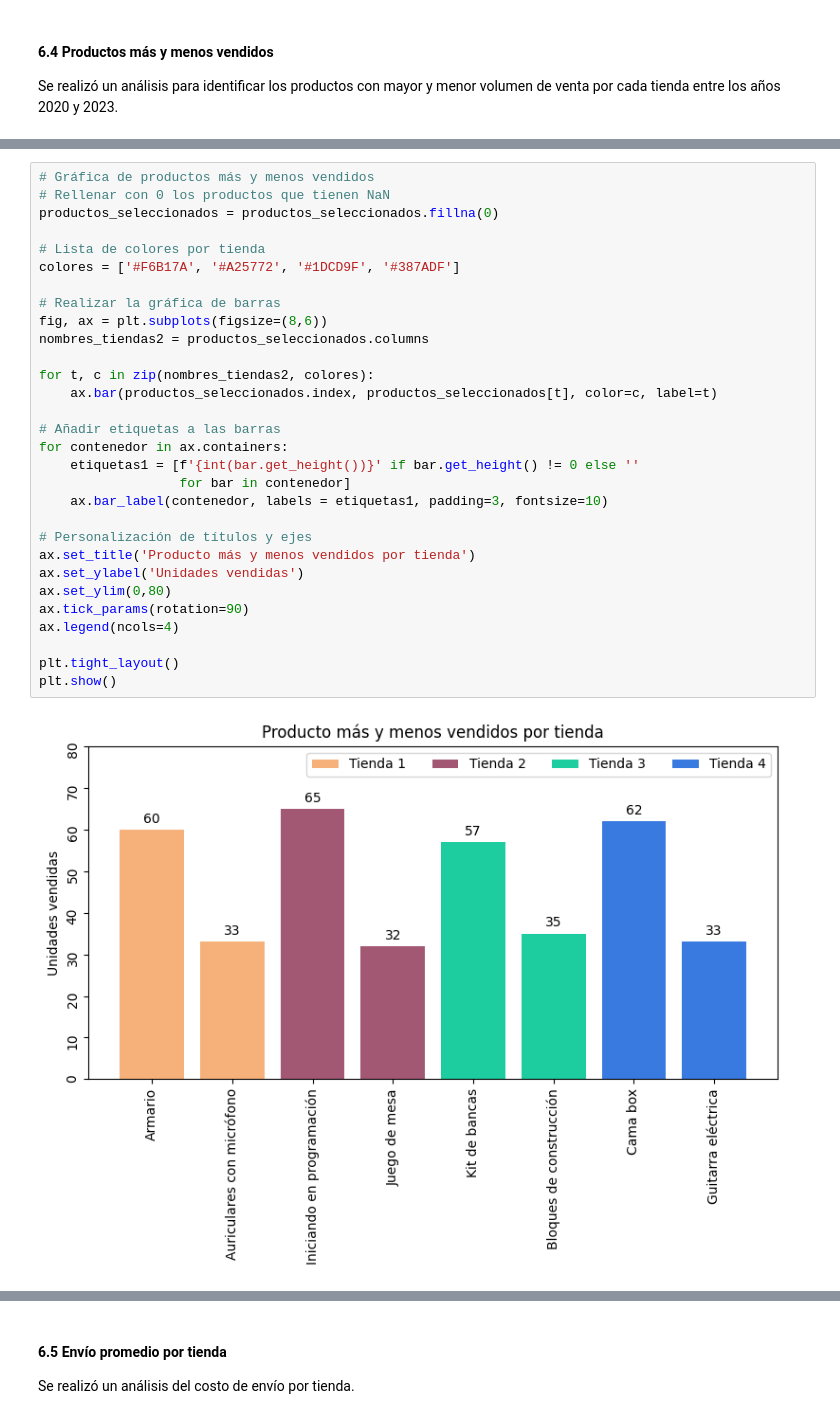
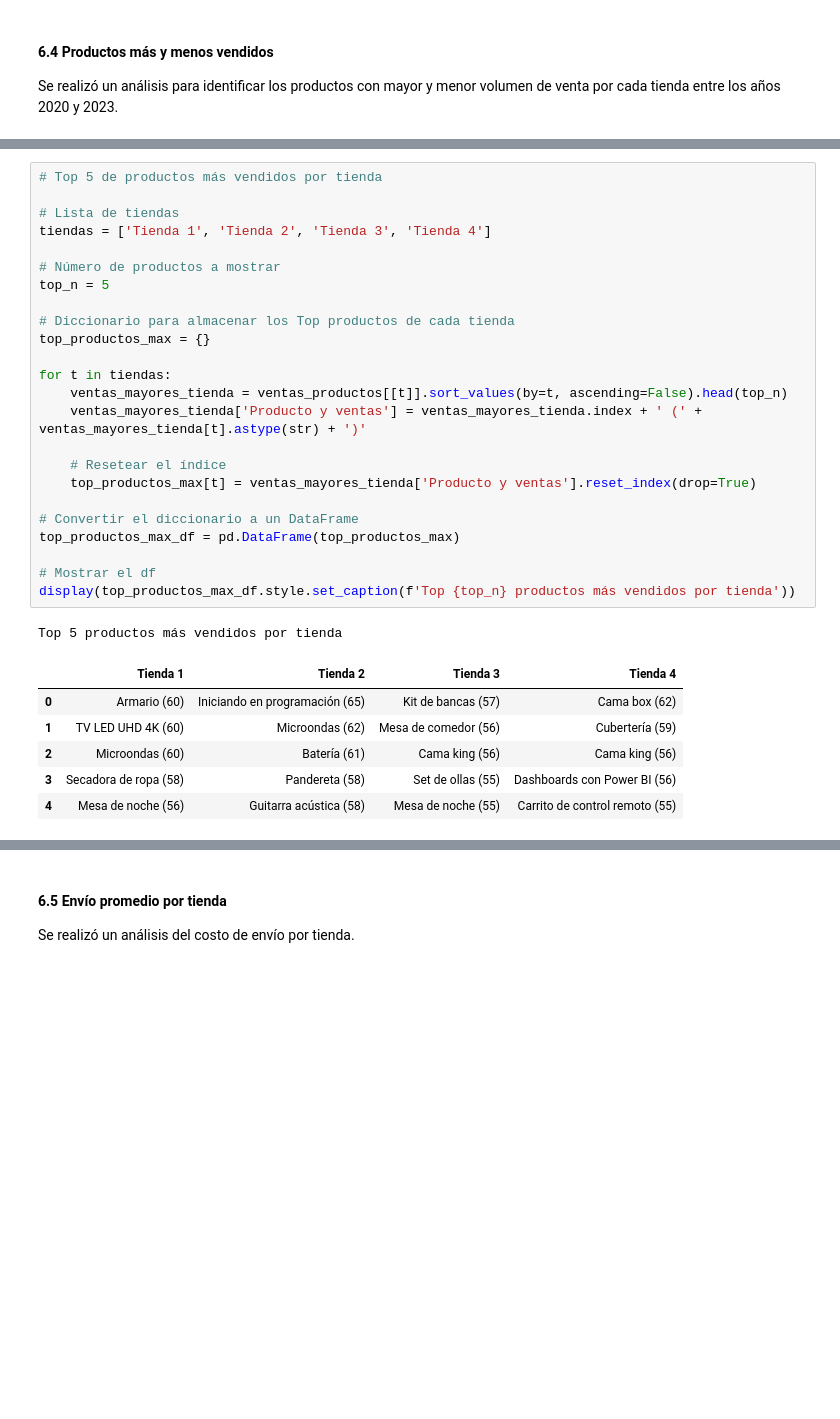
Before and after one commit to ecordovag/challenge_alura_store, a Jupyter notebook: AluraStoreLatam.ipynb, the cells around one changed output, grey strips where cells are left out. Drawn from its saved outputs; the diff is of its cells as text; blank space fills up the shorter version.

Commit message:
Analisis de venta de productos

```diff
--- a/AluraStoreLatam.ipynb
+++ b/AluraStoreLatam.ipynb
@@ -1086,32 +1021,32 @@ productos_seleccionados
-# %%
-# Gráfica de productos más y menos vendidos
-# Rellenar con 0 los productos que tienen NaN
-productos_seleccionados = productos_seleccionados.fillna(0)
-
-# Lista de colores por tienda
-colores = ['#F6B17A', '#A25772', '#1DCD9F', '#387ADF']
-
-# Realizar la gráfica de barras
-fig, ax = plt.subplots(figsize=(8,6))
-nombres_tiendas2 = productos_seleccionados.columns
-
-for t, c in zip(nombres_tiendas2, colores):
-    ax.bar(productos_seleccionados.index, productos_seleccionados[t], color=c, label=t)
-
-# Añadir etiquetas a las barras
-for contenedor in ax.containers:
-    etiquetas1 = [f'{int(bar.get_height())}' if bar.get_height() != 0 else ''
-                  for bar in contenedor]
-    ax.bar_label(contenedor, labels = etiquetas1, padding=3, fontsize=10)
-
-# Personalización de títulos y ejes
-ax.set_title('Producto más y menos vendidos por tienda')
-ax.set_ylabel('Unidades vendidas')
-ax.set_ylim(0,80)
-ax.tick_params(rotation=90)
-ax.legend(ncols=4)
-
-plt.tight_layout()
-plt.show()
-# %% [output]
-[figure, removed]
+# %%
+# Top 5 de productos más vendidos por tienda
+
+# Lista de tiendas
+tiendas = ['Tienda 1', 'Tienda 2', 'Tienda 3', 'Tienda 4']
+
+# Número de productos a mostrar
+top_n = 5
+
+# Diccionario para almacenar los Top productos de cada tienda
+top_productos_max = {}
+
+for t in tiendas:
+    ventas_mayores_tienda = ventas_productos[[t]].sort_values(by=t, ascending=False).head(top_n)
+    ventas_mayores_tienda['Producto y ventas'] = ventas_mayores_tienda.index + ' (' + ventas_mayores_tienda[t].astype(str) + ')'
+
+    # Resetear el índice
+    top_productos_max[t] = ventas_mayores_tienda['Producto y ventas'].reset_index(drop=True)
+
+# Convertir el diccionario a un DataFrame
+top_productos_max_df = pd.DataFrame(top_productos_max)
+
+# Mostrar el df
+display(top_productos_max_df.style.set_caption(f'Top {top_n} productos más vendidos por tienda'))
+# %% [output]
+Top 5 productos más vendidos por tienda
+|  | Tienda 1 | Tienda 2 | Tienda 3 | Tienda 4 |
+| 0 | Armario (60) | Iniciando en programación (65) | Kit de bancas (57) | Cama box (62) |
+| 1 | TV LED UHD 4K (60) | Microondas (62) | Mesa de comedor (56) | Cubertería (59) |
+| 2 | Microondas (60) | Batería (61) | Cama king (56) | Cama king (56) |
+| 3 | Secadora de ropa (58) | Pandereta (58) | Set de ollas (55) | Dashboards con Power BI (56) |
+| 4 | Mesa de noche (56) | Guitarra acústica (58) | Mesa de noche (55) | Carrito de control remoto (55) |
```
Also changed, not shown: parts of 13 cells of this notebook.
